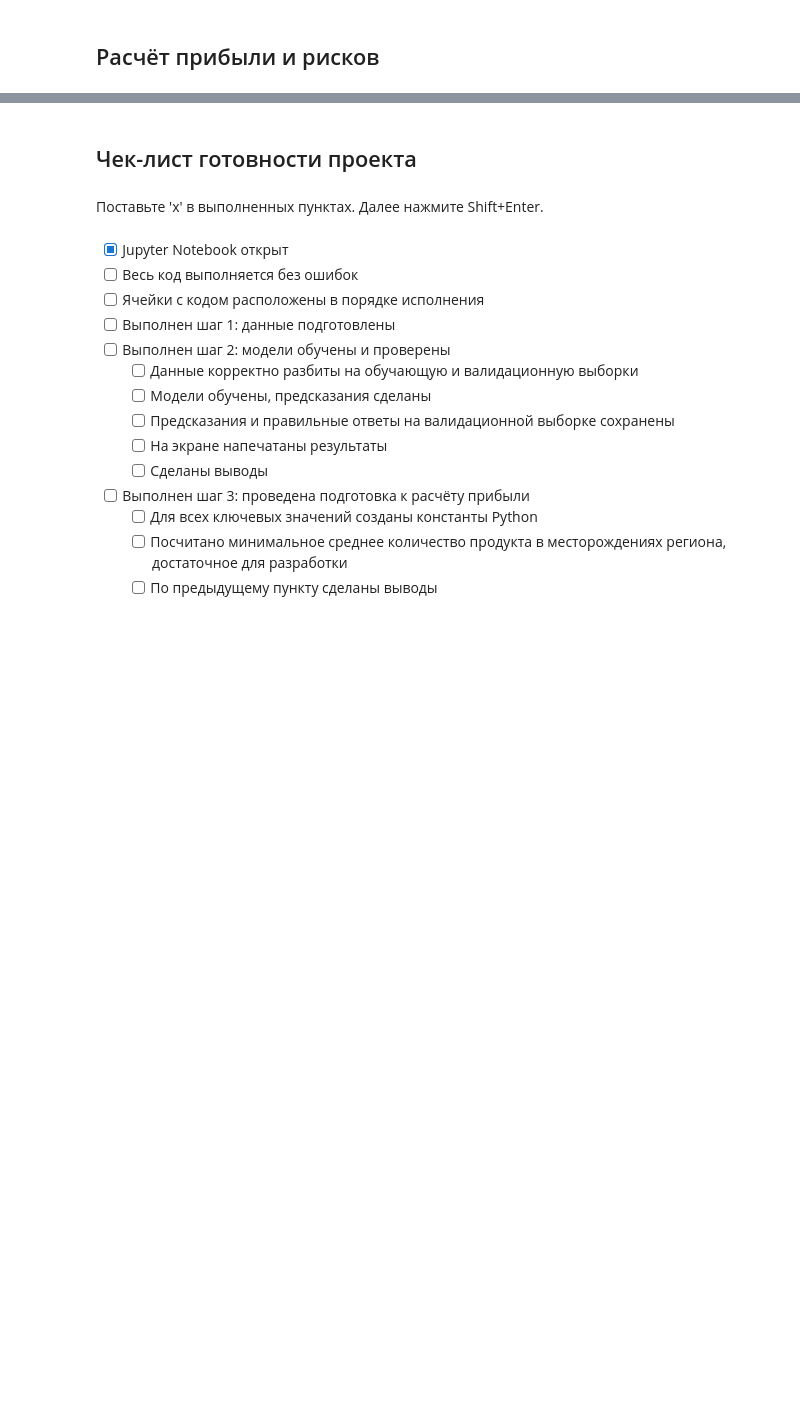
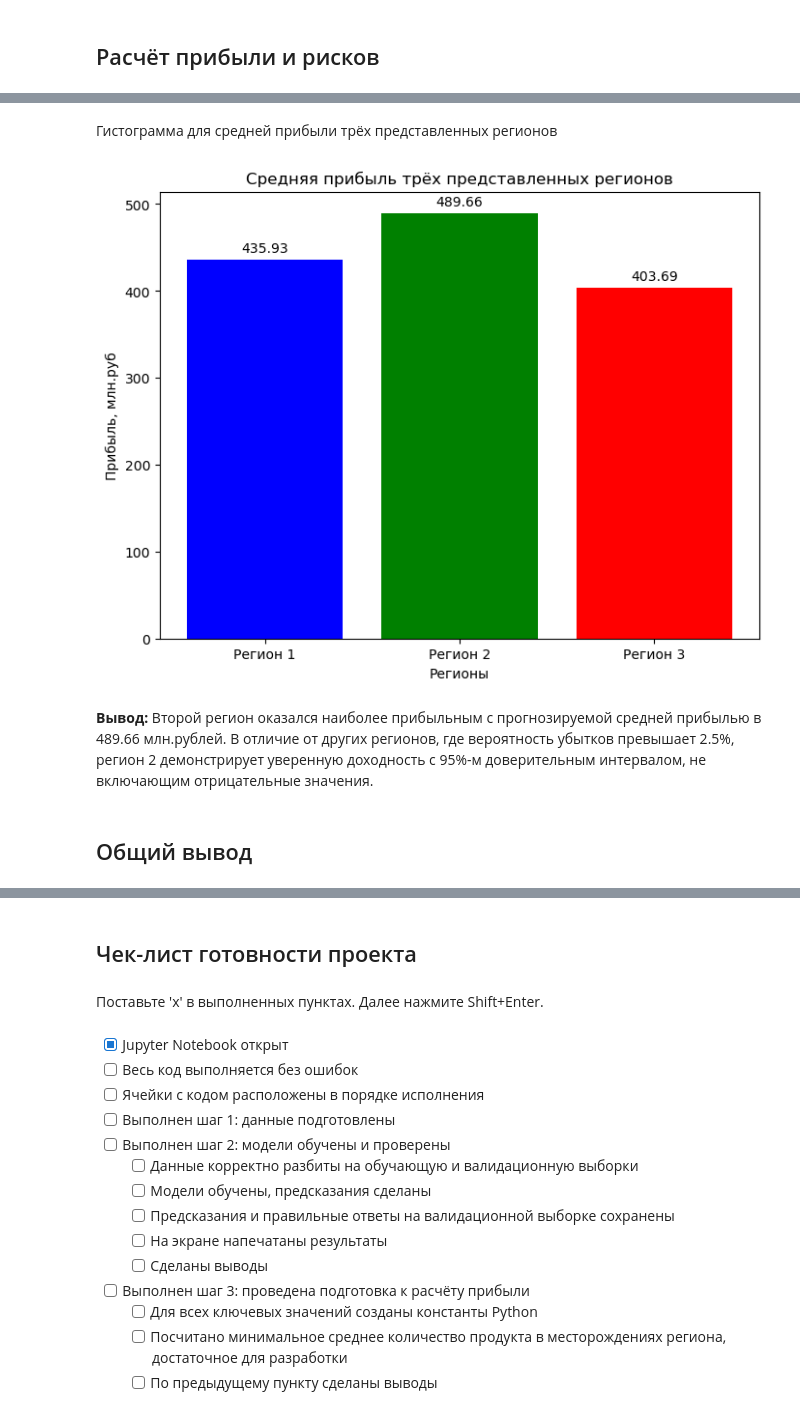
Before and after one commit to butuzovzeleboba/Choosing-a-location-for-a-well, a Jupyter notebook: Choosing a location for a well.ipynb, the cells around one changed output, grey strips where cells are left out. Drawn from its saved outputs; the diff is of its cells as text; code cells hidden in the pictures; blank space fills up the shorter version.

```diff
--- a/Choosing a location for a well.ipynb
+++ b/Choosing a location for a well.ipynb
@@ -378,0 +401,24 @@ volume_received(geo_data_2, product_mean_2, i)
+# %%
+df_result_best_200 = pd.DataFrame(
+    columns=['Регион', 'Прибыль (млрд. руб)']
+)
+
+predict_200_best = []
+
+def calc_profit(target, predictions):
+    predictions_sorted = predictions.sort_values(ascending=False)
+    target_selected = target[predictions_sorted.index][:200]
+    return target_selected.sum() * 450 - BUDGET
+
+i = 0
+
+for region in range(3):
+    predictions_sample = pd.Series(predict_valid[region])
+    profit = calc_profit(targets_valid[region], predictions_sample)
+
+    df_result_best_200.loc[len(df_result_best_200.index)] = \
+        [f"Регион {i+1}", profit/1000000]
+
+    i += 1
+
+display(df_result_best_200)
@@ -380,0 +519,25 @@ volume_received(geo_data_2, product_mean_2, i)
+# %% [markdown]
+Гистограмма для средней прибыли трёх представленных регионов
+# %%
+regions = ['Регион 1', 'Регион 2', 'Регион 3']
+profits = [435.93, 489.66, 403.69]
+
+plt.figure(figsize=(8, 6))
+plt.bar(regions, profits, color=['blue', 'green', 'red'])
+
+plt.title('Средняя прибыль трёх представленных регионов')
+plt.xlabel('Регионы')
+plt.ylabel('Прибыль, млн.руб')
+
+# Добавление значений над столбцами
+for i, v in enumerate(profits):
+    plt.text(i, v + 5, f'{v:.2f}', ha='center', va='bottom')
+
+plt.show()
+# %% [output]
+[figure, added]
+# %% [markdown]
+<b>Вывод:</b>
+Второй регион оказался наиболее прибыльным с прогнозируемой средней прибылью в 489.66 млн.рублей. В отличие от других регионов, где вероятность убытков превышает 2.5%, регион 2 демонстрирует уверенную доходность с 95%-м доверительным интервалом, не включающим отрицательные значения.
+# %% [markdown]
+## Общий вывод
```
Also changed, not shown: parts of 35 cells of this notebook.
